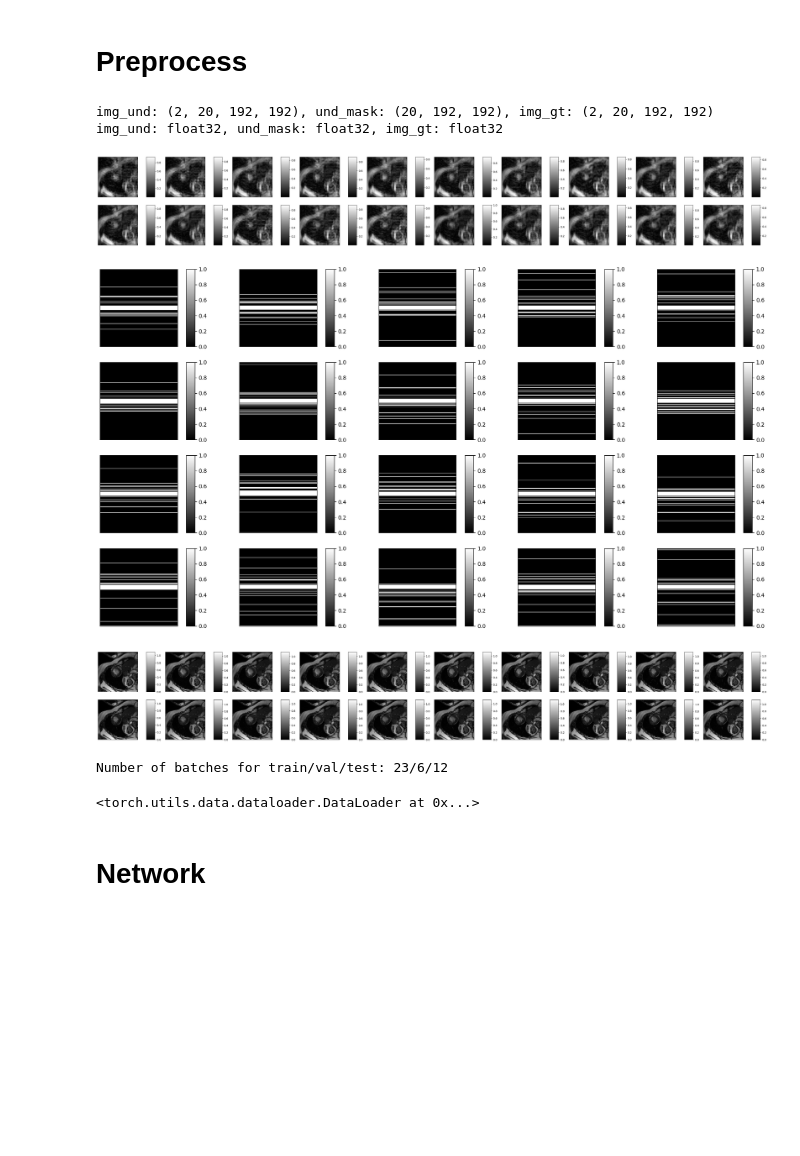
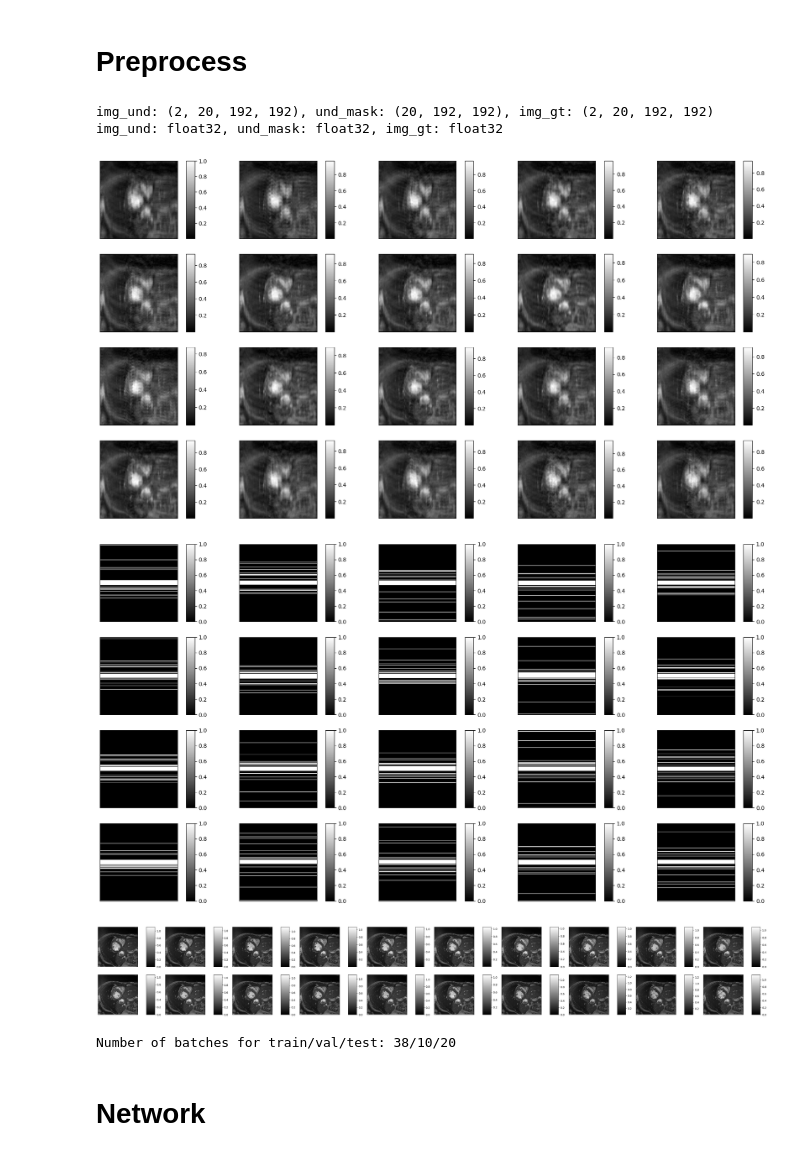
Before and after one commit to skkk256/BME_project_1, a Jupyter notebook: main.ipynb, the cells around one changed output. Drawn from its saved outputs; the diff is of its cells as text; code cells hidden in the pictures; blank space fills up the shorter version.

```diff
--- a/main.ipynb
+++ b/main.ipynb
@@ -31,20 +31,20 @@ data_test = DatasetReconMRI(dataset)
 # %%
 img_und, und_mask, img_gt = data_test[CINE_INDEX]
 print(f"img_und: {img_und.shape}, und_mask: {und_mask.shape}, img_gt: {img_gt.shape}")
 print(f"img_und: {img_und.dtype}, und_mask: {und_mask.dtype}, img_gt: {img_gt.dtype}")
 
 img_und = np.abs(pseudo2real(img_und))
 img_gt = np.abs(pseudo2real(img_gt))
 # Try different index range in [0, 1000) to see different images in dataset.
-imsshow(img_und, num_col=10, cmap='gray', is_colorbar=True)
+imsshow(img_und, num_col=5, cmap='gray', is_colorbar=True)
 imsshow(und_mask, num_col=5, cmap='gray', is_colorbar=True)
 imsshow(img_gt, num_col=10, cmap='gray', is_colorbar=True)
 # %% [output]
 img_und: (2, 20, 192, 192), und_mask: (20, 192, 192), img_gt: (2, 20, 192, 192)
 img_und: float32, und_mask: float32, img_gt: float32
-[figure, old version]
+[figure, new version]
-[figure, old version]
+[figure, new version]
-[figure, old version]
+[figure, new version]
 # %%
 TRAIN_INDICES = np.arange(0, 112)
 VAL_INDICES = np.arange(112, 140)
@@ -52,15 +52,11 @@ TEST_INDICES = np.arange(140, 200)
 
 train_loader, val_loader, test_loader = build_loaders(
     dataset, TRAIN_INDICES, VAL_INDICES, TEST_INDICES,
-    batch_size=5  # Reduce this number if your computer does not has large gpu vram
+    batch_size=3  # Reduce this number if your computer does not has large gpu vram
 )
 print(f"Number of batches for train/val/test: {len(train_loader)}/{len(val_loader)}/{len(test_loader)}")
 # %% [output]
-Number of batches for train/val/test: 23/6/12
+Number of batches for train/val/test: 38/10/20
-# %%
-train_loader
-# %% [output]
-<torch.utils.data.dataloader.DataLoader at 0x...>
 # %% [markdown]
 # Network
 # %% [markdown]
```
Also changed, not shown: parts of 6 cells of this notebook, 4 other files.
